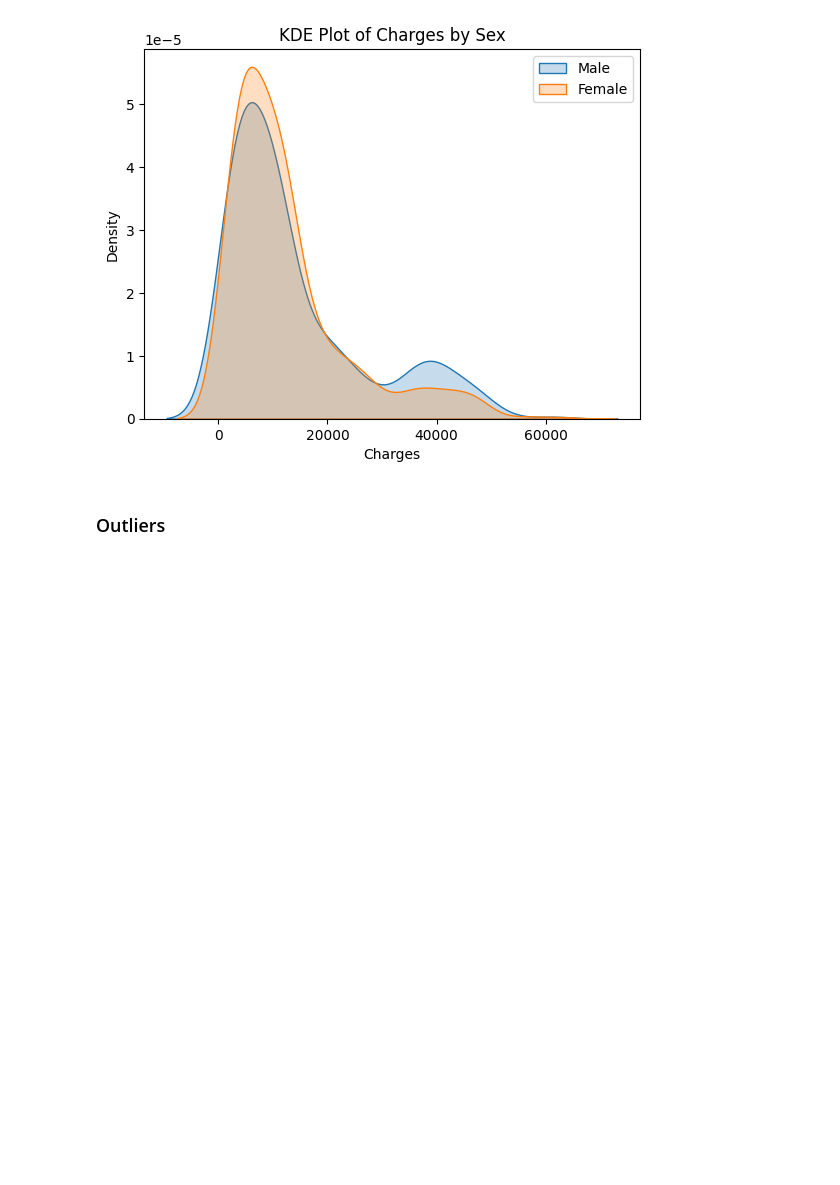
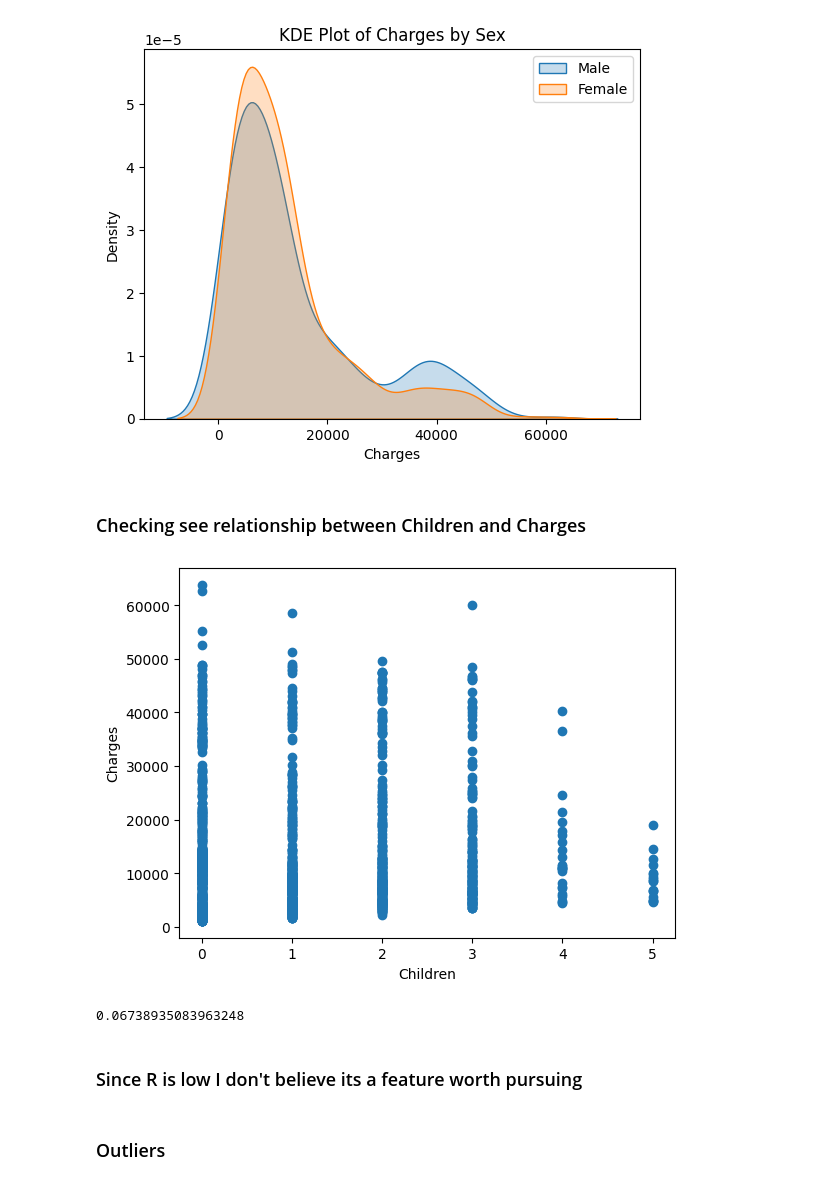
Before and after one commit to Jrodrigo06/MLProject-HealthCareBilling, a Jupyter notebook: notebook/EDA_2nd.ipynb, the cells around one changed output. Drawn from its saved outputs; the diff is of its cells as text; code cells hidden in the pictures; blank space fills up the shorter version.

```diff
--- a/notebook/EDA_2nd.ipynb
+++ b/notebook/EDA_2nd.ipynb
@@ -231,6 +231,22 @@ plt.legend()
 plt.show()
 # %% [output]
 [figure]
+# %% [markdown]
+### Checking see relationship between Children and Charges
+# %%
+plt.scatter(df['children'], df['charges'])
+plt.xlabel('Children')
+plt.ylabel('Charges')
+plt.show()
+# %% [output]
+[figure, added]
+# %%
+correlation = df['children'].corr(df['charges'])
+print(correlation)
+# %% [output]
+0.06738935083963248
+# %% [markdown]
+### Since R is low I don't believe its a feature worth pursuing
 # %% [markdown]
 ### Outliers
 # %%
```
Also changed, not shown: parts of 1 cell of this notebook, 3 other files.
